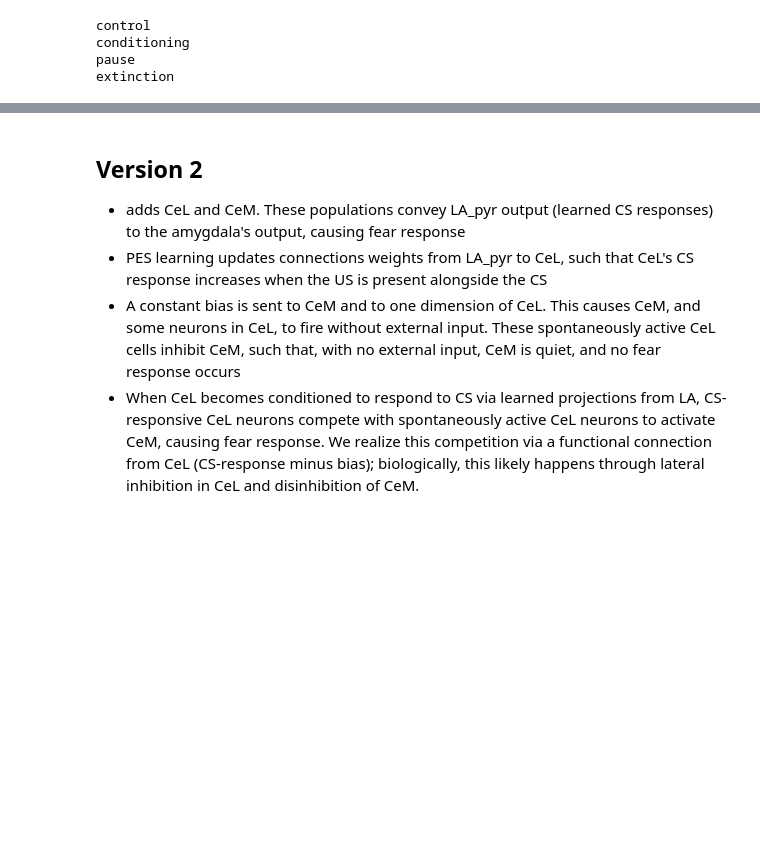
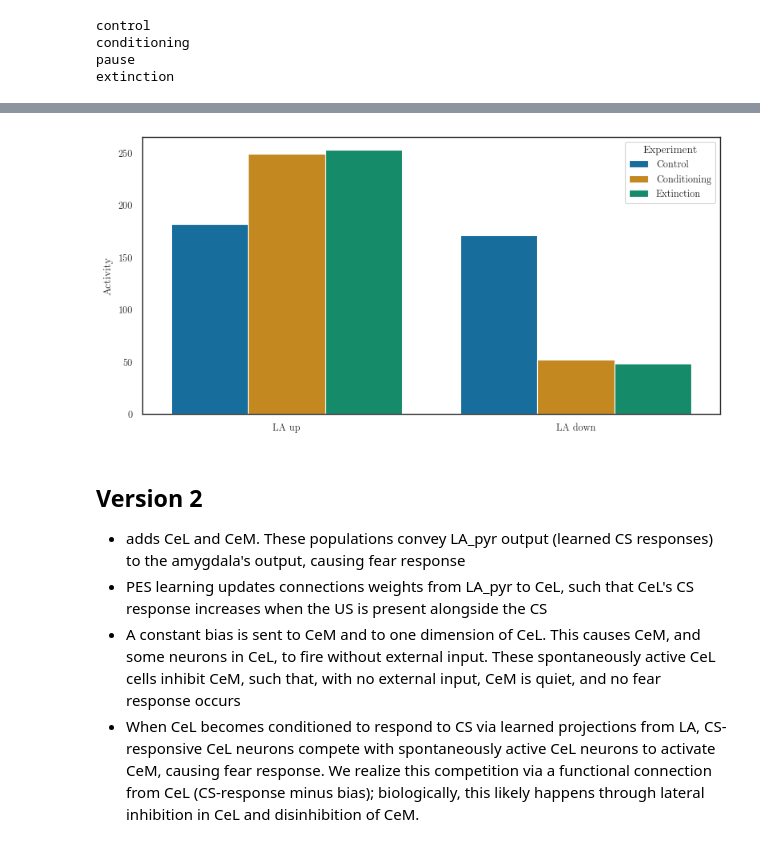
Before and after one commit to psipeter/amygdala, a Jupyter notebook: model2.1.ipynb, the cells around one changed output, grey strips where cells are left out. Drawn from its saved outputs; the diff is of its cells as text; code cells hidden in the pictures; blank space fills up the shorter version.

Commit message:
LA up/down, BLA fear/persistent/extinction neurons all appear; basic fear response in ABC training works

```diff
--- a/model2.1.ipynb
+++ b/model2.1.ipynb
@@ -212,3 +183,31 @@ plt.tight_layout()
+# %%
+T1a = int(1/dt)
+T1b = int(2/dt)
+T2a = int((2+2*nCond-1)/dt)
+T2b = int((2+2*nCond-0.5)/dt)
+T3a = int((2+2*nCond+4+2*nExt-1)/dt)
+T3b = int((2+2*nCond+4+2*nExt-0.5)/dt)
+data_activity = pd.DataFrame(columns=["seed", "Type", "Activity", "Experiment"])
+
+aControl_LA_pyr = sim.data[pLA_pyr_spikes][T1a: T1b]
+aConditioning_LA_pyr = sim.data[pLA_pyr_spikes][T2a: T2b]
+aExtinction_LA_pyr = sim.data[pLA_pyr_spikes][T3a: T3b]
+LA_pyr_up = np.where(np.mean(aConditioning_LA_pyr, axis=0) > np.mean(aControl_LA_pyr, axis=0))[0]
+LA_pyr_down = np.where(np.mean(aConditioning_LA_pyr, axis=0) < np.mean(aControl_LA_pyr, axis=0))[0]
+
+data_activity = data_activity.append({"seed": seed, "Type": "LA up", "Activity": np.mean(aControl_LA_pyr[:,LA_pyr_up]), "Experiment": "Control"}, ignore_index=True)
+data_activity = data_activity.append({"seed": seed, "Type": "LA up", "Activity": np.mean(aConditioning_LA_pyr[:,LA_pyr_up]), "Experiment": "Conditioning"}, ignore_index=True)
+data_activity = data_activity.append({"seed": seed, "Type": "LA up", "Activity": np.mean(aExtinction_LA_pyr[:,LA_pyr_up]), "Experiment": "Extinction"}, ignore_index=True)
+data_activity = data_activity.append({"seed": seed, "Type": "LA down", "Activity": np.mean(aControl_LA_pyr[:,LA_pyr_down]), "Experiment": "Control"}, ignore_index=True)
+data_activity = data_activity.append({"seed": seed, "Type": "LA down", "Activity": np.mean(aConditioning_LA_pyr[:,LA_pyr_down]), "Experiment": "Conditioning"}, ignore_index=True)
+data_activity = data_activity.append({"seed": seed, "Type": "LA down", "Activity": np.mean(aExtinction_LA_pyr[:,LA_pyr_down]), "Experiment": "Extinction"}, ignore_index=True)
+
+fig, ax = plt.subplots(nrows=1, ncols=1, figsize=((8,4)))
+sns.barplot(data=data_activity, x='Type', y="Activity", hue="Experiment", palette=palette, ax=ax)
+ax.set(xlabel=None)
+plt.tight_layout()
+# %% [output]
+[figure, added]
 # %% [markdown]
 ## Version 2
  - adds CeL and CeM. These populations convey LA_pyr output (learned CS responses) to the amygdala's output, causing fear response
```
Also changed, not shown: parts of 18 cells of this notebook.
